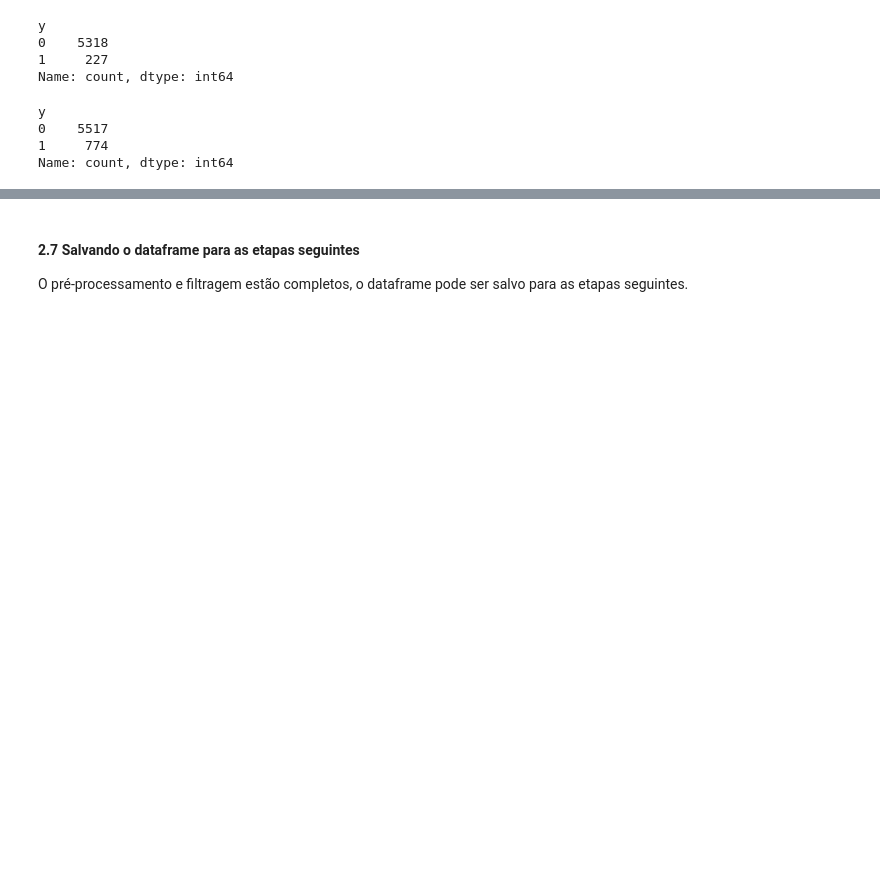
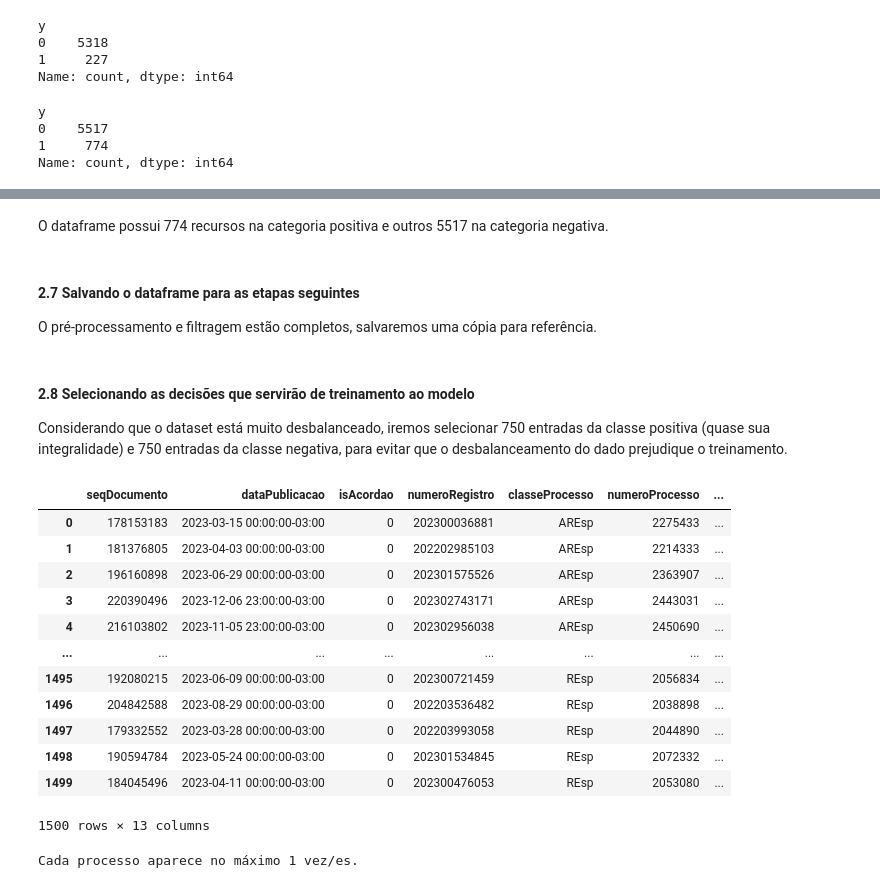
Before and after one commit to o-guilherme/TCC-IFSP, a Jupyter notebook: TCC - Parte 2.ipynb, the cells around one changed output, grey strips where cells are left out. Drawn from its saved outputs; the diff is of its cells as text; code cells hidden in the pictures; blank space fills up the shorter version.

```diff
--- a/TCC - Parte 2.ipynb
+++ b/TCC - Parte 2.ipynb
@@ -398,6 +409,39 @@ Name: count, dtype: int64
+# %% [markdown]
+O dataframe possui 774 recursos na categoria positiva e outros 5517 na categoria negativa.
 # %% [markdown]
 #### 2.7 Salvando o dataframe para as etapas seguintes
 
-O pré-processamento e filtragem estão completos, o dataframe pode ser salvo para as etapas seguintes.
+O pré-processamento e filtragem estão completos, salvaremos uma cópia para referência.
 # %%
 df.to_feather('./dataframes/filtered_dataframe.feather')
+# %% [markdown]
+#### 2.8 Selecionando as decisões que servirão de treinamento ao modelo
+
+Considerando que o dataset está muito desbalanceado, iremos selecionar 750 entradas da classe positiva (quase sua integralidade) e 750 entradas da classe negativa, para evitar que o desbalanceamento do dado prejudique o treinamento.
+# %%
+# Separa o dataframe em dois dataframes, um para cada classe, com 500 amostras cada
+seed = 42
+class_0 = df[df['y'] == 0].sample(n=750, random_state=seed)
+class_1 = df[df['y'] == 1].sample(n=750, random_state=seed)
+# %%
+balanced_df = pd.concat([class_0, class_1], ignore_index=True)
+balanced_df
+# %% [output]
+|  | seqDocumento | dataPublicacao | isAcordao | numeroRegistro | classeProcesso | numeroProcesso | ... |
+| 0 | 178153183 | 2023-03-15 00:00:00-03:00 | 0 | 202300036881 | AREsp | 2275433 | ... |
+| 1 | 181376805 | 2023-04-03 00:00:00-03:00 | 0 | 202202985103 | AREsp | 2214333 | ... |
+| 2 | 196160898 | 2023-06-29 00:00:00-03:00 | 0 | 202301575526 | AREsp | 2363907 | ... |
+| 3 | 220390496 | 2023-12-06 23:00:00-03:00 | 0 | 202302743171 | AREsp | 2443031 | ... |
+| 4 | 216103802 | 2023-11-05 23:00:00-03:00 | 0 | 202302956038 | AREsp | 2450690 | ... |
+| ... | ... | ... | ... | ... | ... | ... | ... |
+| 1495 | 192080215 | 2023-06-09 00:00:00-03:00 | 0 | 202300721459 | REsp | 2056834 | ... |
+| 1496 | 204842588 | 2023-08-29 00:00:00-03:00 | 0 | 202203536482 | REsp | 2038898 | ... |
+| 1497 | 179332552 | 2023-03-28 00:00:00-03:00 | 0 | 202203993058 | REsp | 2044890 | ... |
+| 1498 | 190594784 | 2023-05-24 00:00:00-03:00 | 0 | 202301534845 | REsp | 2072332 | ... |
+| 1499 | 184045496 | 2023-04-11 00:00:00-03:00 | 0 | 202300476053 | REsp | 2053080 | ... |
+1500 rows × 13 columns
+# %%
+#Verificando novamente se há apenas um processo por registro para baixar a petição.
+print(f'Cada processo aparece no máximo {balanced_df['numeroRegistro'].value_counts().max()} vez/es.')
+# %% [output]
+Cada processo aparece no máximo 1 vez/es.
```
Also changed, not shown: parts of 3 cells of this notebook, 1 other file.
